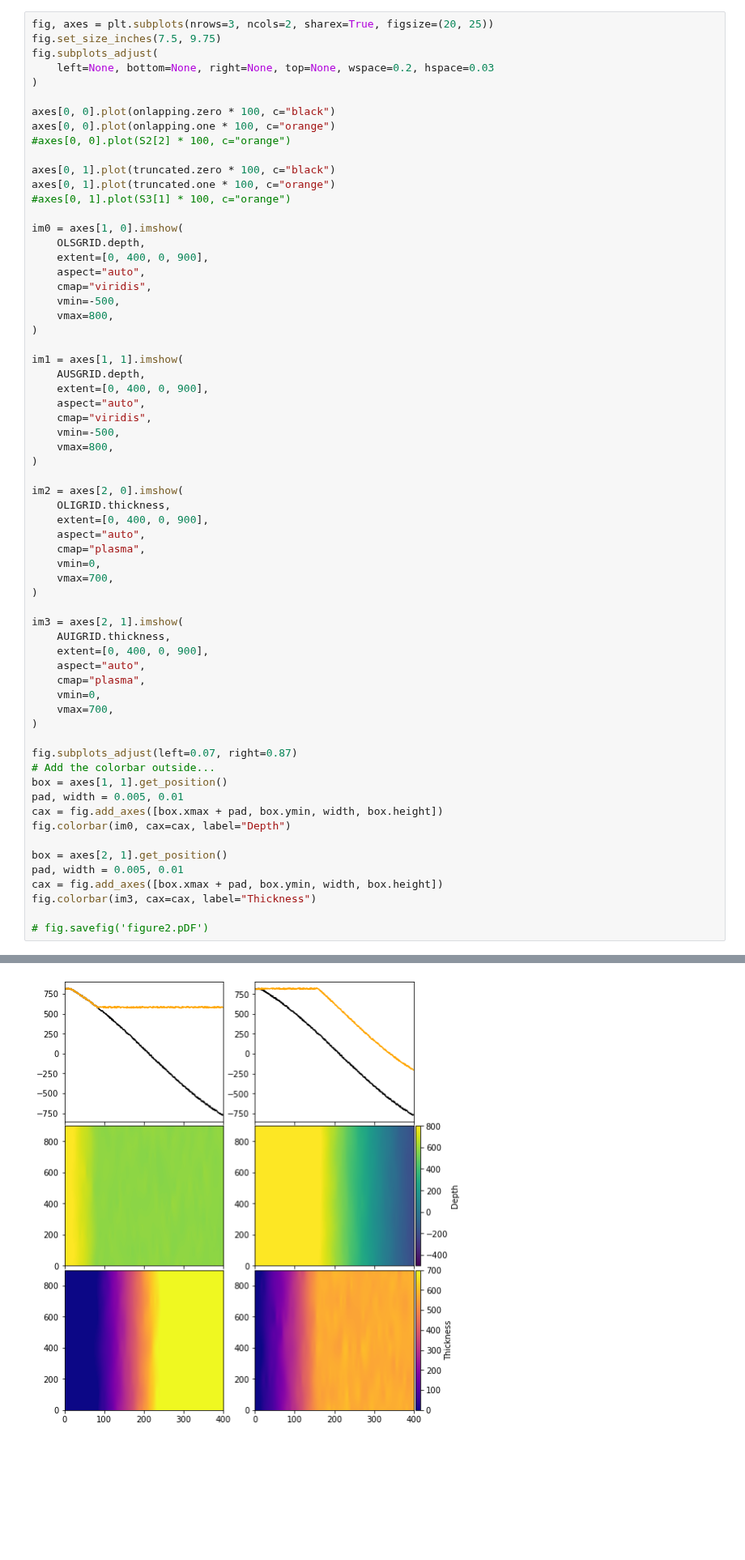
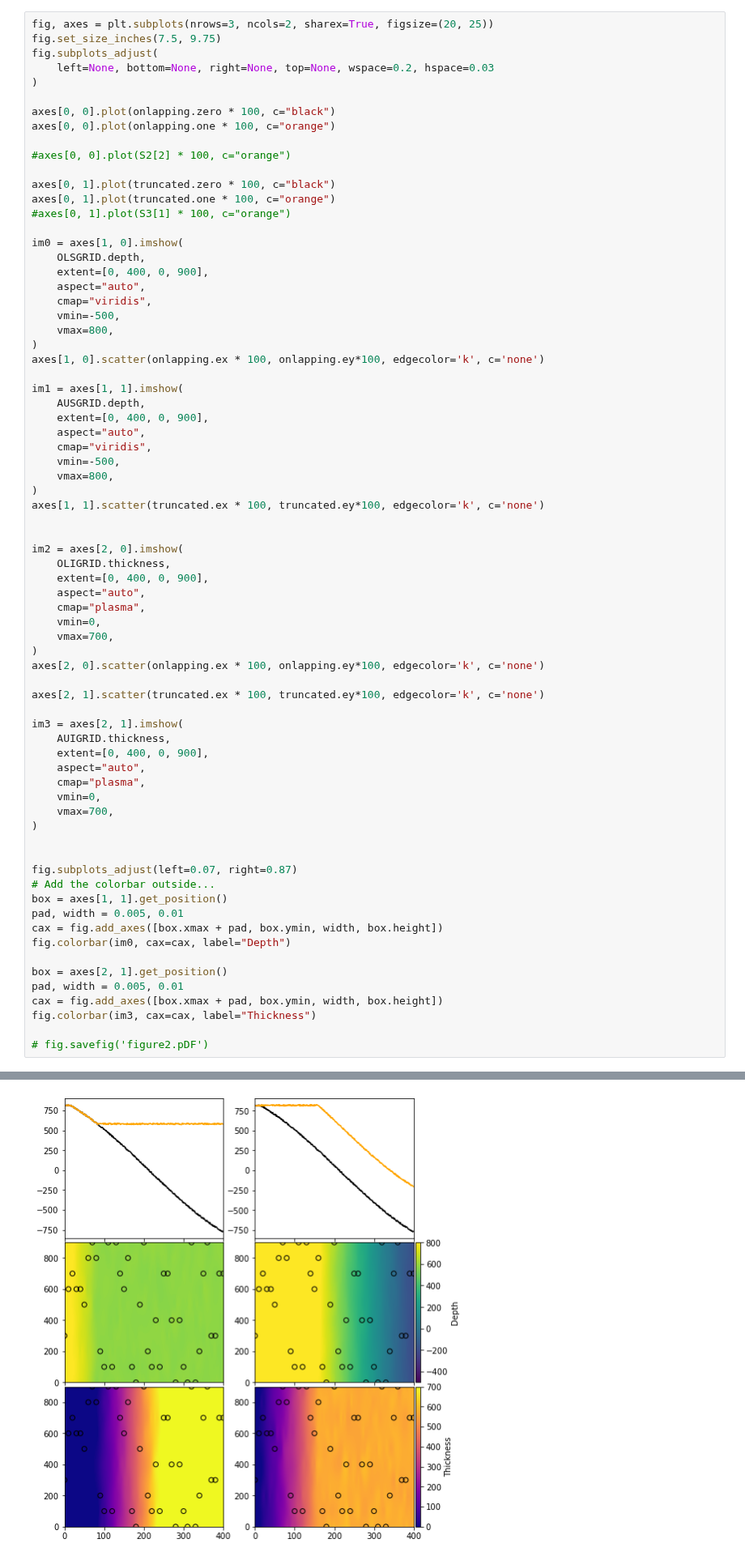
Before and after one commit to jessepisel/stratal-geometries, a Jupyter notebook: 00_map_patterns.ipynb, the cells around one changed output, grey strips where cells are left out. Shown at 81% size. Saved outputs shown, nothing was run; the diff lists cells and outputs as text; blank space fills up the shorter version.

```diff
--- a/00_map_patterns.ipynb
+++ b/00_map_patterns.ipynb
@@ -250,6 +254,7 @@ fig.subplots_adjust(
 
 axes[0, 0].plot(onlapping.zero * 100, c="black")
 axes[0, 0].plot(onlapping.one * 100, c="orange")
+
 #axes[0, 0].plot(S2[2] * 100, c="orange")
 
 axes[0, 1].plot(truncated.zero * 100, c="black")
@@ -264,6 +269,7 @@ im0 = axes[1, 0].imshow(
     vmin=-500,
     vmax=800,
 )
+axes[1, 0].scatter(onlapping.ex * 100, onlapping.ey*100, edgecolor='k', c='none')
 
 im1 = axes[1, 1].imshow(
     AUSGRID.depth,
@@ -273,6 +279,8 @@ im1 = axes[1, 1].imshow(
     vmin=-500,
     vmax=800,
 )
+axes[1, 1].scatter(truncated.ex * 100, truncated.ey*100, edgecolor='k', c='none')
+
 
 im2 = axes[2, 0].imshow(
     OLIGRID.thickness,
@@ -280,31 +288,35 @@ im2 = axes[2, 0].imshow(
     aspect="auto",
     cmap="plasma",
     vmin=0,
     vmax=700,
 )
+axes[2, 0].scatter(onlapping.ex * 100, onlapping.ey*100, edgecolor='k', c='none')
+
+axes[2, 1].scatter(truncated.ex * 100, truncated.ey*100, edgecolor='k', c='none')
 
 im3 = axes[2, 1].imshow(
     AUIGRID.thickness,
     extent=[0, 400, 0, 900],
     aspect="auto",
     cmap="plasma",
     vmin=0,
     vmax=700,
 )
+
 
 fig.subplots_adjust(left=0.07, right=0.87)
 # Add the colorbar outside...
 box = axes[1, 1].get_position()
 pad, width = 0.005, 0.01
 cax = fig.add_axes([box.xmax + pad, box.ymin, width, box.height])
 fig.colorbar(im0, cax=cax, label="Depth")
 
 box = axes[2, 1].get_position()
 pad, width = 0.005, 0.01
 cax = fig.add_axes([box.xmax + pad, box.ymin, width, box.height])
 fig.colorbar(im3, cax=cax, label="Thickness")
 
 # fig.savefig('figure2.pDF')
 # %% [output]
 <matplotlib.colorbar.Colorbar at 0x...>
-[figure, old version]
+[figure, new version]
```
Also changed, not shown: parts of 2 cells of this notebook.
